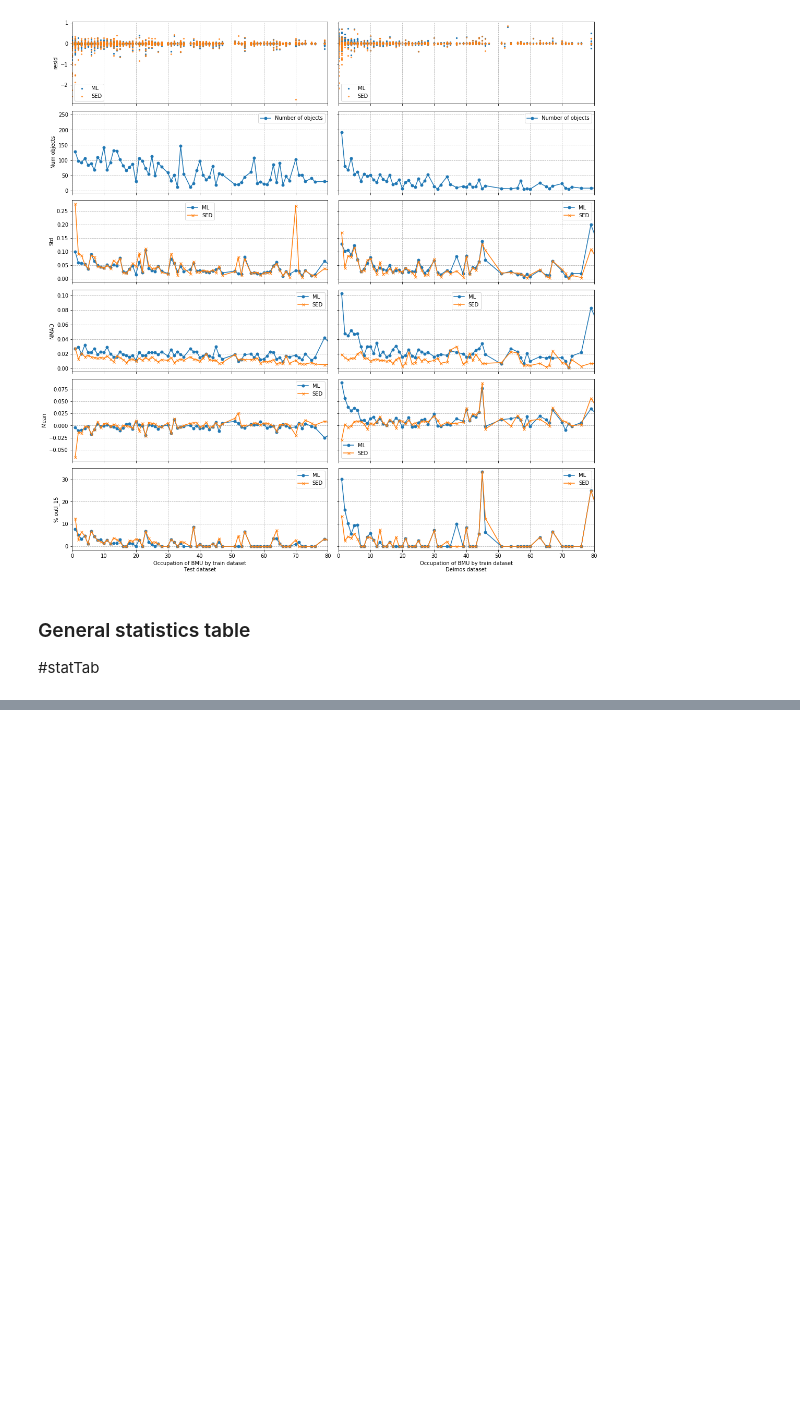
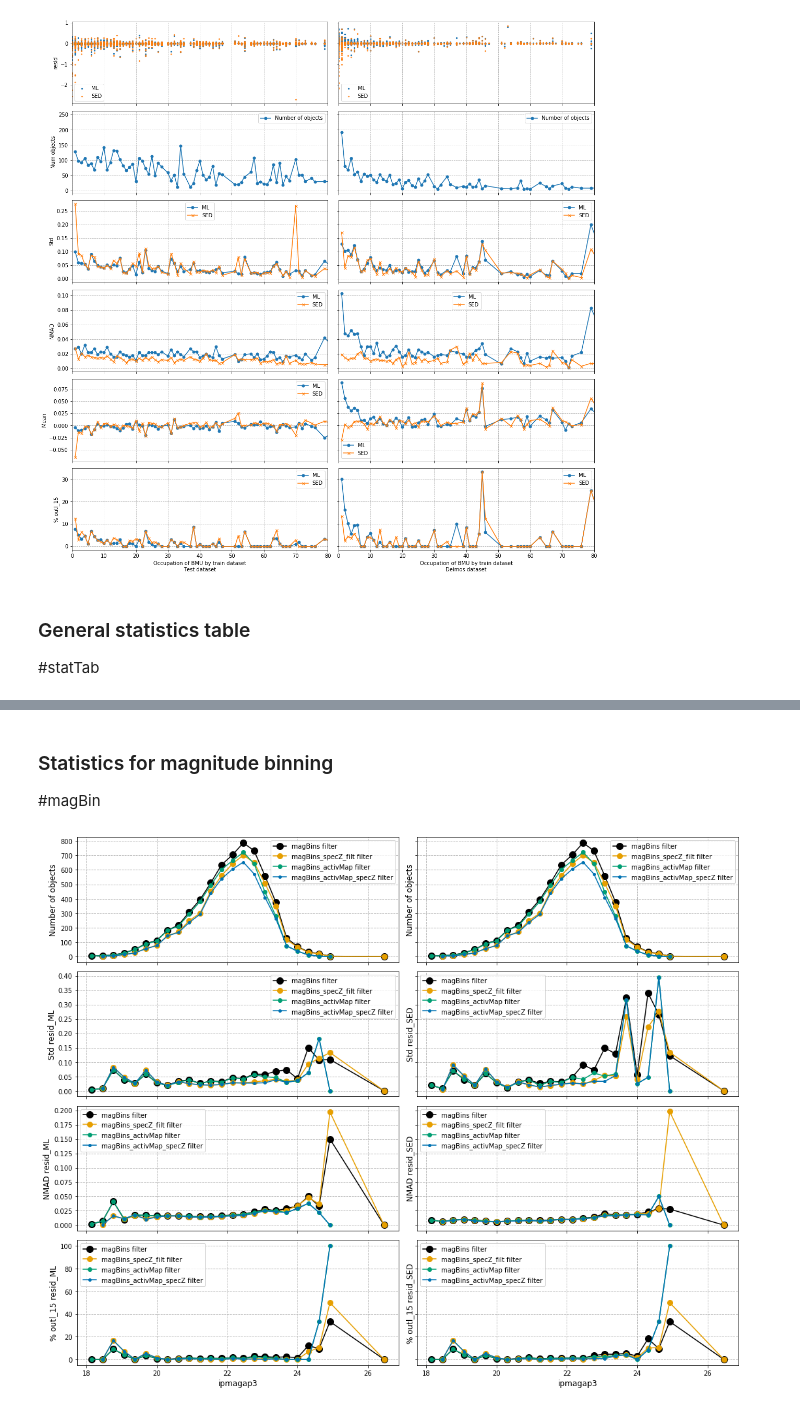
Before and after one commit to ShrRa/COSMOS_SOM, a Jupyter notebook: Statistics.ipynb, the cells around one changed output, grey strips where cells are left out. Cells and saved outputs as stored; diff of their text form; code cells hidden in the pictures; blank space fills up the shorter version.

Commit message:
Binnings plotted

```diff
--- a/Statistics.ipynb
+++ b/Statistics.ipynb
@@ -320,0 +318,47 @@ statAll['Deimos']['Basic']
+# %% [markdown]
+### Statistics for magnitude binning
+<a id='magBin'>#magBin</a>
+# %%
+def plotBinnedStats(stats,estimators,residCols,cases,binCol):
+    colorBlindPalette=['#000000','#E69F00','#009E73','#0072B2','#D55E00','#56B4E9','#F0E442','#CC79A7']
+    fig, axs = plt.subplots(len(estimators)+1, 2,figsize=(15,4*len(estimators)),sharey='row',sharex='col')
+    if len(estimators)==1:
+        axs=[axs]
+
+    i=0
+    for j, c in enumerate(residCols):
+        axs[i][j].grid(axis='y',linestyle ='--')
+        axs[i][j].grid(axis='x',linestyle ='--')
+        axs[i][j].set_ylabel('Number of objects',size=12)
+        for k,case in enumerate(cases):
+            axs[i][j].plot(stats[case]['General']['binEdge'],stats[case]['General']['Num objects'],
+                           label=case+' filter',marker='o',markersize=10-2*k,c=colorBlindPalette[k])
+        axs[i][j].legend()
+        if len(residCols)==1:
+            axs[i][1].axis('off')
+
+    for i,est in enumerate(estimators):
+        for j, c in enumerate(residCols):
+            axs[i+1][j].grid(axis='y',linestyle ='--')
+            axs[i+1][j].grid(axis='x',linestyle ='--')
+            axs[i+1][j].set_ylabel(est+' '+c,size=12)
+            for k,case in enumerate(cases):
+                axs[i+1][j].plot(stats[case]['General']['binEdge'],stats[case][c][est],
+                               label=case+' filter',marker='o',markersize=10-2*k,c=colorBlindPalette[k])
+            axs[i+1][j].legend()
+        if len(residCols)==1:
+            axs[i+1][1].axis('off')
+    axs[-1][0].set_xlabel(binCol,size=12)
+    axs[-1][1].set_xlabel(binCol,size=12)
+    plt.tight_layout()
+    return fig
+# %%
+keyStat='Test'
+stats=statAll[keyStat]
+
+estimators=['Std','NMAD','% outl_15']
+cases=['magBins','magBins_specZ_filt','magBins_activMap','magBins_activMap_specZ']
+binCol='ipmagap3'
+fig=plotBinnedStats(stats,estimators,residCols=[residML,residSED],cases=cases,binCol=binCol)
+# %% [output]
+[figure, added]
```
Also changed, not shown: parts of 3 cells of this notebook.
